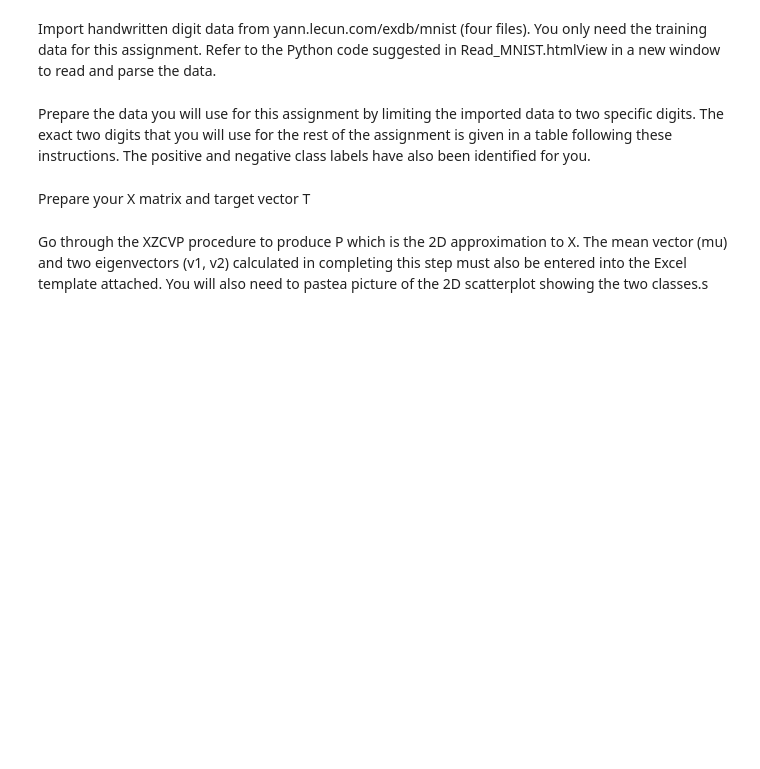
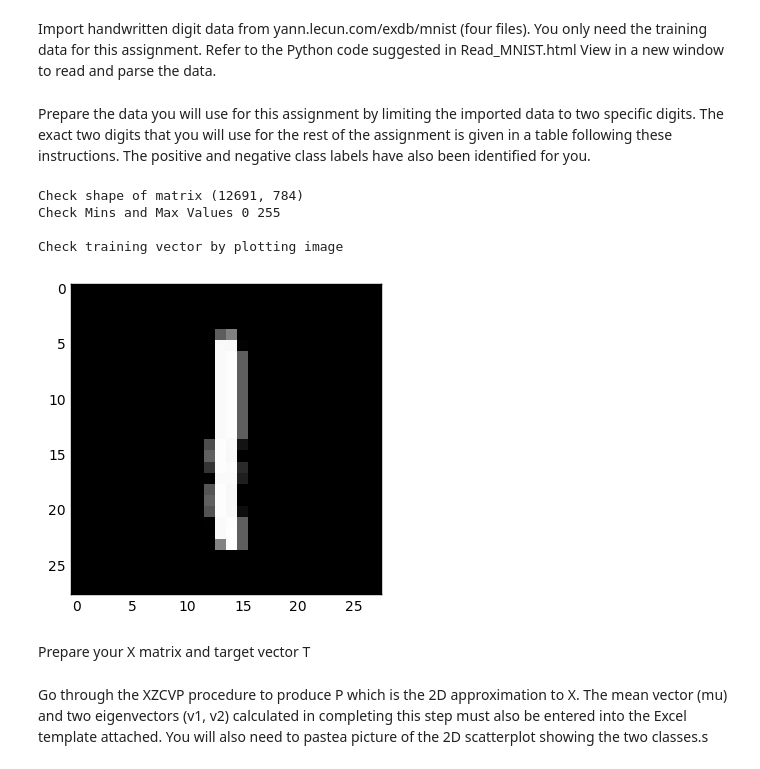
Before and after one commit to yelaura/python-assignments, a Jupyter notebook: Intro to Machine Learning/Assignment 3.ipynb, the cells around one changed output. Saved outputs shown, nothing was run; the diff lists cells and outputs as text; code cells hidden in the pictures; blank space fills up the shorter version.

```diff
--- a/Intro to Machine Learning/Assignment 3.ipynb
+++ b/Intro to Machine Learning/Assignment 3.ipynb
@@ -3,5 +45,30 @@ Import handwritten digit data from yann.lecun.com/exdb/mnist (four files). You o
 # %% [markdown]
 Prepare the data you will use for this assignment by limiting the imported data to two specific digits. The exact two digits that you will use for the rest of the assignment is given in a table following these instructions. The positive and negative class labels have also been identified for you.
+# %%
+from pylab import *
+from numpy import *
+import scipy.sparse as sparse
+import scipy.linalg as linalg
+
+images, labels = load_mnist('training', digits=[1,9])
+
+# converting from NX28X28 array into NX784 array
+flatimages = list()
+for i in images:
+    flatimages.append(i.ravel())
+X = np.asarray(flatimages)
+# %%
+print("Check shape of matrix", X.shape)
+print("Check Mins and Max Values",np.amin(X),np.amax(X))
+print("\nCheck training vector by plotting image \n")
+plt.imshow(X[25].reshape(28, 28),interpolation='None', cmap=cm.gray)
+show()
+# %% [output]
+Check shape of matrix (12691, 784)
+Check Mins and Max Values 0 255
+
+Check training vector by plotting image
+[figure, added]
 # %% [markdown]
 Prepare your X matrix and target vector T
 # %% [markdown]
```
Also changed, not shown: parts of 3 cells of this notebook, 2 other files.
